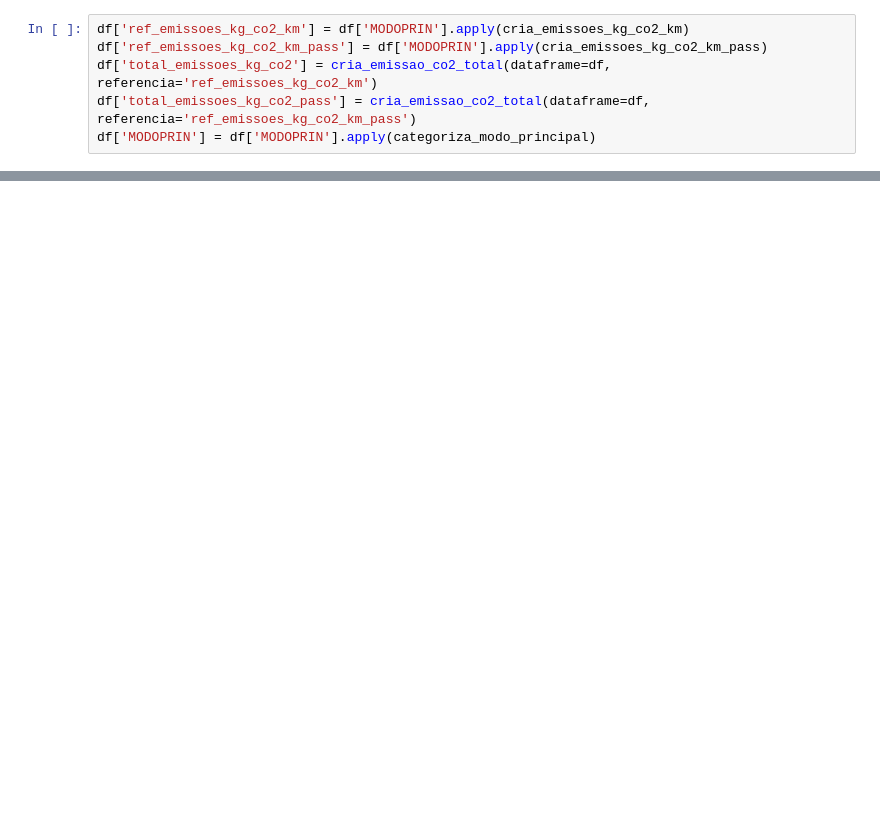
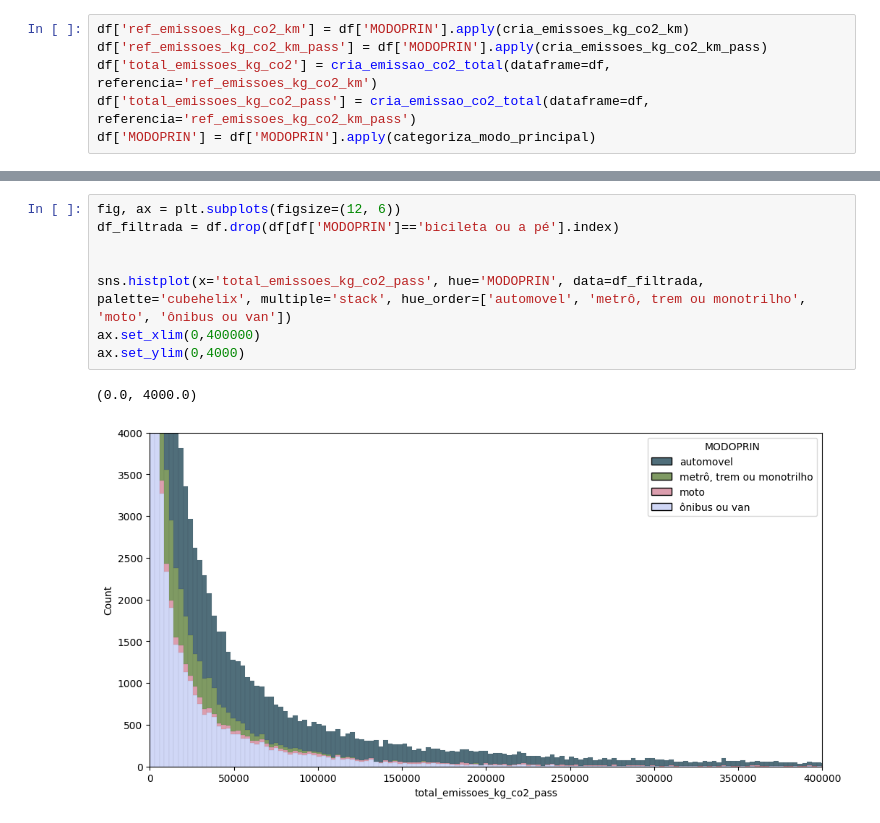
Before and after one commit to LissesCastro/Mobilidade-e-CO2, a Jupyter notebook: analise.ipynb, the cells around one changed output, grey strips where cells are left out. Saved outputs shown, nothing was run; the diff lists cells and outputs as text; blank space fills up the shorter version.

```diff
--- a/analise.ipynb
+++ b/analise.ipynb
@@ -341,0 +149,11 @@ memory usage: 54.4 MB
+# %%
+fig, ax = plt.subplots(figsize=(12, 6))
+df_filtrada = df.drop(df[df['MODOPRIN']=='bicileta ou a pé'].index)
+
+
+sns.histplot(x='total_emissoes_kg_co2_pass', hue='MODOPRIN', data=df_filtrada, palette='cubehelix', multiple='stack', hue_order=['automovel', 'metrô, trem ou monotrilho', 'moto', 'ônibus ou van'])
+ax.set_xlim(0,400000)
+ax.set_ylim(0,4000)
+# %% [output]
+(0.0, 4000.0)
+[figure, added]
```
Also changed, not shown: parts of 25 cells of this notebook, 19 other files.
